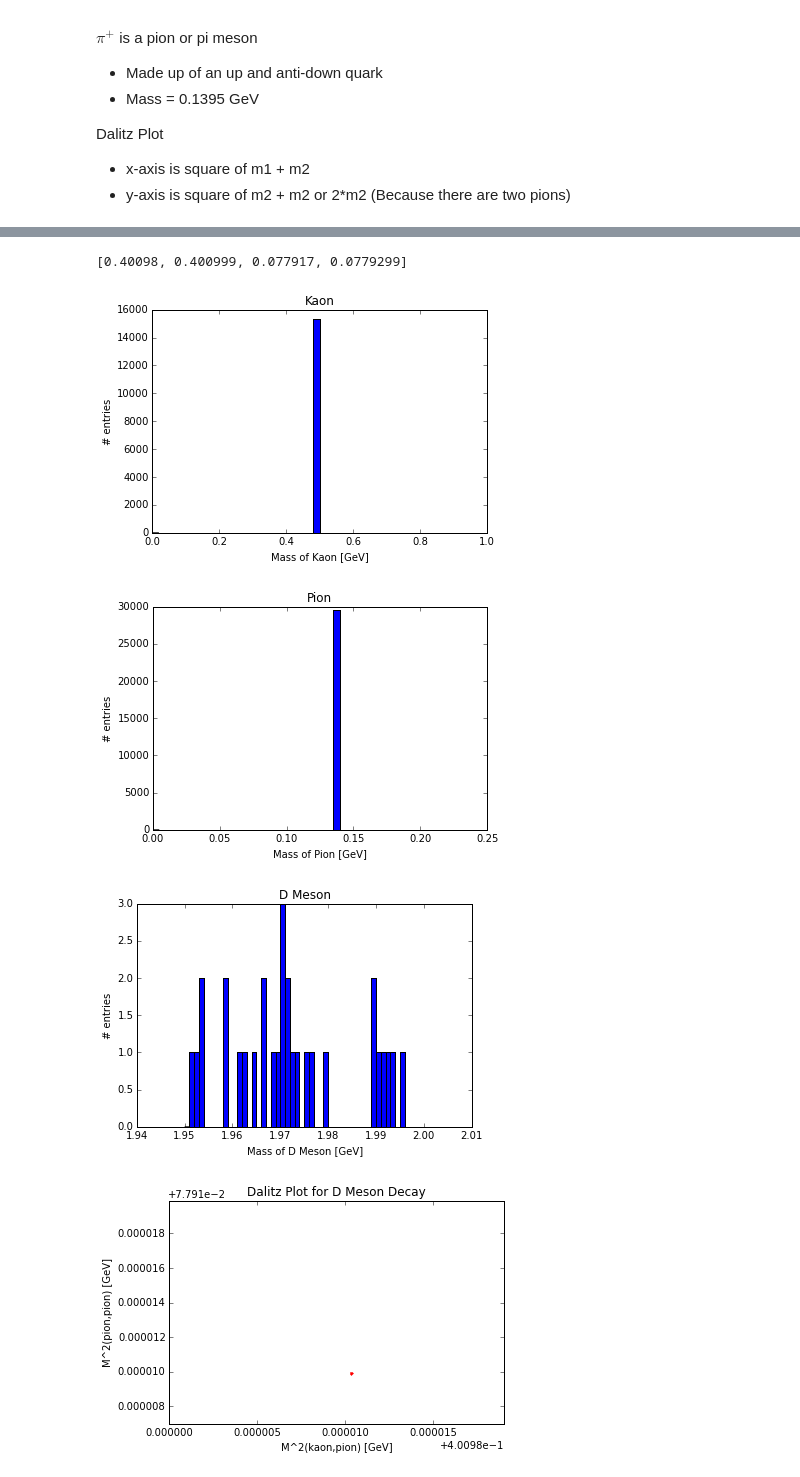
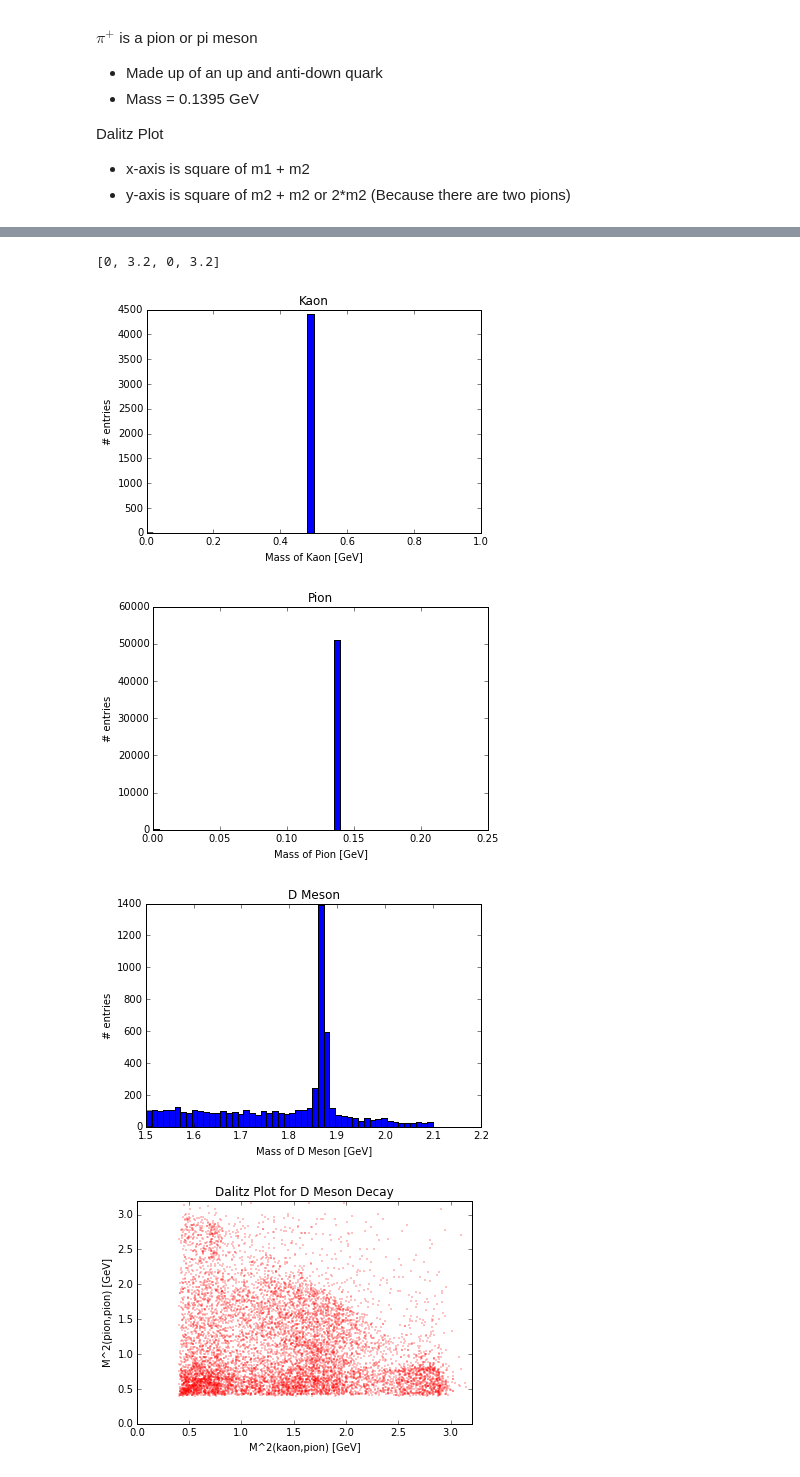
Before and after one commit to sandyspicer02/Particle_Physics, a Jupyter notebook: Particle_Physics_Playground/activities/ACTIVITY_D_meson_decays_CLEO.ipynb, the cells around one changed output, grey strips where cells are left out. Drawn from its saved outputs; the diff is of its cells as text; code cells hidden in the pictures.

```diff
--- a/Particle_Physics_Playground/activities/ACTIVITY_D_meson_decays_CLEO.ipynb
+++ b/Particle_Physics_Playground/activities/ACTIVITY_D_meson_decays_CLEO.ipynb
@@ -48,7 +48,7 @@ import cleo_tools as cleo
 import matplotlib.pyplot as plt
 %matplotlib inline
 
-infile = open("../data/Single_D0B_to_KK_ISR_LARGE.dat")
+infile = open("../data/Single_Dp_to_Kpipi_ISR_LARGE.dat")
 infile1 = open("../data/small_CLEO_test_file.dat")
 
 print "Reading in the data...."
@@ -75,6 +75,8 @@ npions = []
 kaons_mass = []
 pions_mass = []
 d_meson_mass = []
+x_values = []
+y_values = []
 
 for collision_mc in collisions_mc:
 
@@ -93,65 +95,78 @@ for collision_mc in collisions_mc:
 
     for pion in pions:
         E,px,py,pz,q = pion[0:5]
-        m2 = mass(E2,px2,py2,pz2)
+        m2 = mass(E,px,py,pz)
         pions_mass.append(m2)
 
-    if nkaon == 1 and npion == 2:
-        E0,px0,py0,pz0,charge0,sigpi0,sigka0,likpi0,likka0,nphopi0,nphoka0,depthmu0,cluster_energy0=kaons[0]
-        E1,px1,py1,pz1,charge1,sigpi1,sigka1,likpi1,likka1,nphopi1,nphoka1,depthmu1,cluster_energy1=pions[0]
-        E2,px2,py2,pz2,charge2,sigpi2,sigka2,likpi2,likka2,nphopi2,nphoka2,depthmu2,cluster_energy2=pions[1]
+    for i in range(0,nkaon):
+        for j in range(0,npion):
+            for k in range(j+1,npion):
+                #print "%s %s %s" % (kaons[i],pions[j],pions[k])
 
-        E3 = E0 + E1 + E2
-        px3 = px0 + px1 + px2
-        py3 = py0 + py1 + py2
-        pz3 = pz0 + pz1 + pz2
+                E0,px0,py0,pz0,charge0,sigpi0,sigka0,likpi0,likka0,nphopi0,nphoka0,depthmu0,cluster_energy0=kaons[i]
+                E1,px1,py1,pz1,charge1,sigpi1,sigka1,likpi1,likka1,nphopi1,nphoka1,depthmu1,cluster_energy1=pions[j]
+                E2,px2,py2,pz2,charge2,sigpi2,sigka2,likpi2,likka2,nphopi2,nphoka2,depthmu2,cluster_energy2=pions[k]
 
-        m3 = mass(E3,px3,py3,pz3)
-        d_meson_mass.append(m3)
+                if charge0 == -1 and charge1+charge2 == 2:
+                    E3 = E0 + E1 + E2
+                    px3 = px0 + px1 + px2
+                    py3 = py0 + py1 + py2
+                    pz3 = pz0 + pz1 + pz2
 
-    # Dalitz Plot
-    x_values = []
-    y_values = []
+                    m3 = mass(E3,px3,py3,pz3)
+                    d_meson_mass.append(m3)
 
-    x = (m1 + m2)**2
-    y = (2*m2)**2
+                # Dalitz Plot
 
-    x_values.append(x)
-    y_values.append(y)
+                    E01 = E0 + E1
+                    px01 = px0 + px1
+                    py01 = py0 + py1
+                    pz01 = pz0 + pz1
 
-    #print x_values
-    #print y_values
+                    x = mass(E01,px01,py01,pz01)
+                    x *= x
+
+                    E02 = E0 + E2
+                    px02 = px0 + px2
+                    py02 = py0 + py2
+                    pz02 = pz0 + pz2
+
+                    y = mass(E02,px02,py02,pz02)
+                    y *= y
+
+                    x_values.append(x)
+                    y_values.append(y)
 
 plt.figure()
-plt.hist(kaons_mass,bins=50,range=(0,1)) # Why does the range function change the mass that is graphed?
+plt.hist(kaons_mass,bins=50,range=(0,1))
 plt.xlabel('Mass of Kaon [GeV]')
 plt.ylabel('# entries')
 plt.title("Kaon")
 
 plt.figure()
 plt.hist(pions_mass,bins=50,range=(0,0.25))
 plt.xlabel('Mass of Pion [GeV]')
 plt.ylabel('# entries')
 plt.title("Pion")
 
 plt.figure()
-plt.hist(d_meson_mass,bins=50,range=(1.95,2))
+plt.hist(d_meson_mass,bins=50,range=(1.5,2.1))
 plt.xlabel('Mass of D Meson [GeV]')
 plt.ylabel('# entries')
 plt.title("D Meson")
 
 plt.figure()
-plt.plot(x_values,y_values,'r.')
+plt.plot(x_values,y_values,'r.',alpha=1.0,markersize=1) # Alpha is transparency
 plt.xlabel("M^2(kaon,pion) [GeV]")
 plt.ylabel("M^2(pion,pion) [GeV]")
 plt.title("Dalitz Plot for D Meson Decay")
-plt.axis([0.400980,0.400999,0.0779170,0.0779299])
+plt.axis([0,3.2,0,3.2])
 # %% [output]
-[0.40098, 0.400999, 0.077917, 0.0779299]
+[0, 3.2, 0, 3.2]
-[figure, old version]
+[figure, new version]
-[figure, old version]
+[figure, new version]
-[figure, old version]
+[figure, new version]
-[figure, old version]
+[figure, new version]
 # %%
 # Lists within lists that represent how many times something is in the first list
 
```
Also changed, not shown: parts of 5 cells of this notebook.
